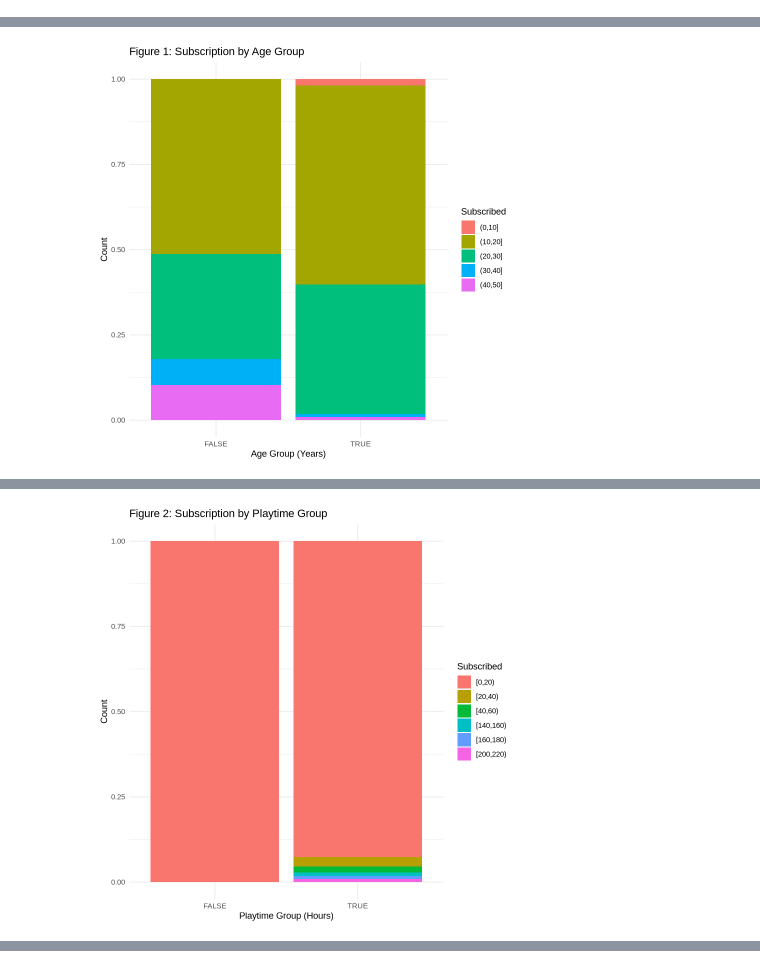
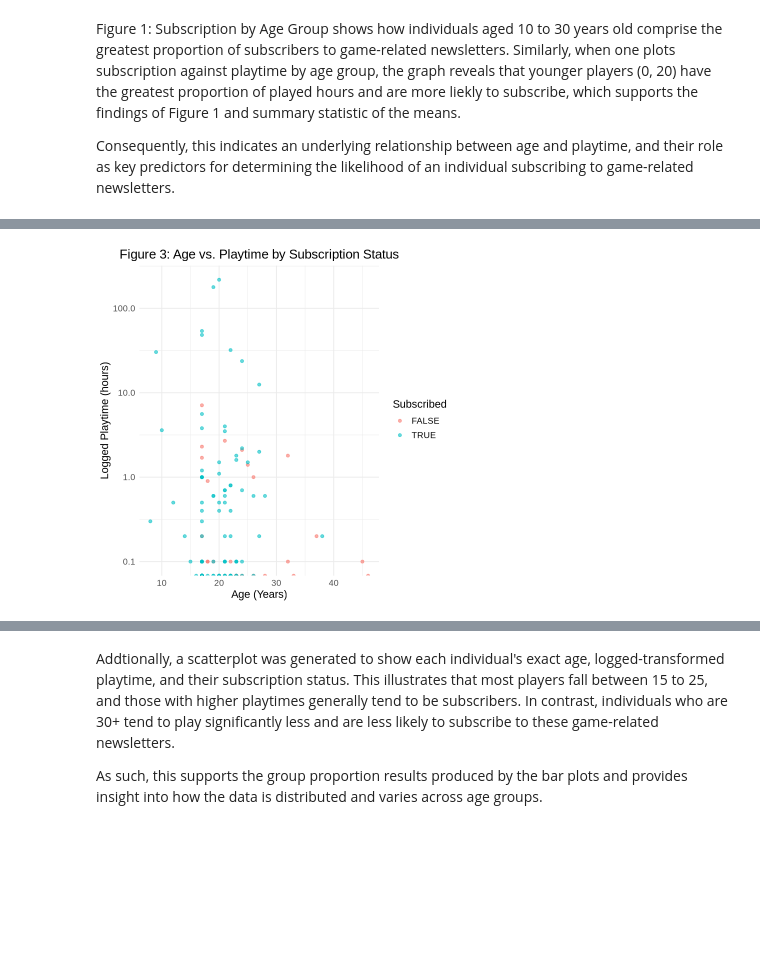
Before and after one commit to prabhnoor-k/DSCI-100-Project, a Jupyter notebook: Group_Project.ipynb, the cells around one changed output, grey strips where cells are left out. Cells and saved outputs as stored; diff of their text form; code cells hidden in the pictures; blank space fills up the shorter version.

```diff
--- a/Group_Project.ipynb
+++ b/Group_Project.ipynb
@@ -14,0 +40,11 @@
+# %%
+# Load libraries
+library(tidyverse)
+library(tidymodels)
+library(themis)
+
+# 1. Load data
+players_url <- "https://raw.githubusercontent.com/prabhnoor-k/DSCI-100-Project/refs/heads/main/players.csv"
+unwrangled_players <- read.csv(players_url)
+
+head(unwrangled_players)
@@ -87,37 +171,20 @@ $ Age          <int> 21, 22, 17, 23, 18, 33, 25, 24, 42, 22, 37, 21, 23, 17, 1
+# %% [markdown]
+Figure 1: Subscription by Age Group shows how individuals aged 10 to 30 years old comprise the greatest proportion of subscribers to game-related newsletters. Similarly, when one plots subscription against playtime by age group, the graph reveals that younger players (0, 20) have the greatest proportion of played hours and are more liekly to subscribe, which supports the findings of Figure 1 and summary statistic of the means.
+
+Consequently, this indicates an underlying relationship between age and playtime, and their role as key predictors for determining the likelihood of an individual subscribing to game-related newsletters.
 # %%
-# 4. Visualization
 
-
-# Figure 1: Bar plot of Subscription by Age Group
-age_bins <- players_train |>
-    mutate(Age_Group = cut(Age, breaks = seq(0, 50, by = 10)))
-fig1 <- ggplot(age_bins, aes(x = subscribe, fill = Age_Group)) +
-    geom_bar(position = "fill") +
-    labs(x = "Age Group (Years)", y = "Count",
-        title = "Figure 1: Subscription by Age Group", fill = "Subscribed") +
-    theme_minimal()
-
-fig1
-
-# Figure 2: Bar plot of Playtime vs. Subscription
-playtime_bins <- players_train |>
-      mutate(Playtime_Group = cut(played_hours, breaks = seq(0, 240, by = 20), right = FALSE))
-fig2 <- ggplot(playtime_bins, aes(x = subscribe, fill = Playtime_Group)) +
-    geom_bar(position = "fill") +
-    labs(x = "Playtime Group (Hours)", y = "Count",
-        title = "Figure 2: Subscription by Playtime Group", fill = "Subscribed") +
-    theme_minimal()
-
-fig2
+options(repr.plot.width = 6, repr.plot.height = 6)
 
 # Figure 3: Scatterplot of Age vs. Playtime by Subscription
     fig3 <- ggplot(players_train, aes(x = Age, y = played_hours, color = subscribe)) +
     geom_point(alpha = 0.6) +
-    labs(x = "Age (Years)", y = "Playtime (Hours)",
+    labs(x = "Age (Years)", y = "Logged Playtime (hours)",
     title = "Figure 3: Age vs. Playtime by Subscription Status", color = "Subscribed") +
-    scale_y_log10()+
-    theme_minimal()
-
+    scale_y_log10()+  #logged playtime to better visualize the trend
+    theme_minimal() +
+    theme(text = element_text(size = 13),
+          plot.title = element_text(hjust = 0.5))
 
 fig3
 # %% [output]
@@ -124 +193 @@ fig3
-[figure, old version]
+[figure, new version]
@@ -127 +193,0 @@ Warning message in scale_y_log10():
-[figure, removed]
@@ -129,3 +194,7 @@ Warning message in scale_y_log10():
+# %% [markdown]
+Addtionally, a scatterplot was generated to show each individual's exact age, logged-transformed playtime, and their subscription status. This illustrates that most players fall between 15 to 25, and those with higher playtimes generally tend to be subscribers. In contrast, individuals who are 30+ tend to play significantly less and are less likely to subscribe to these game-related newsletters.
+
+As such, this supports the group proportion results produced by the bar plots and provides insight into how the data is distributed and varies across age groups.
 # %%
 # 5. Data Analysis with KNN
 
```
Also changed, not shown: parts of 22 cells of this notebook.
